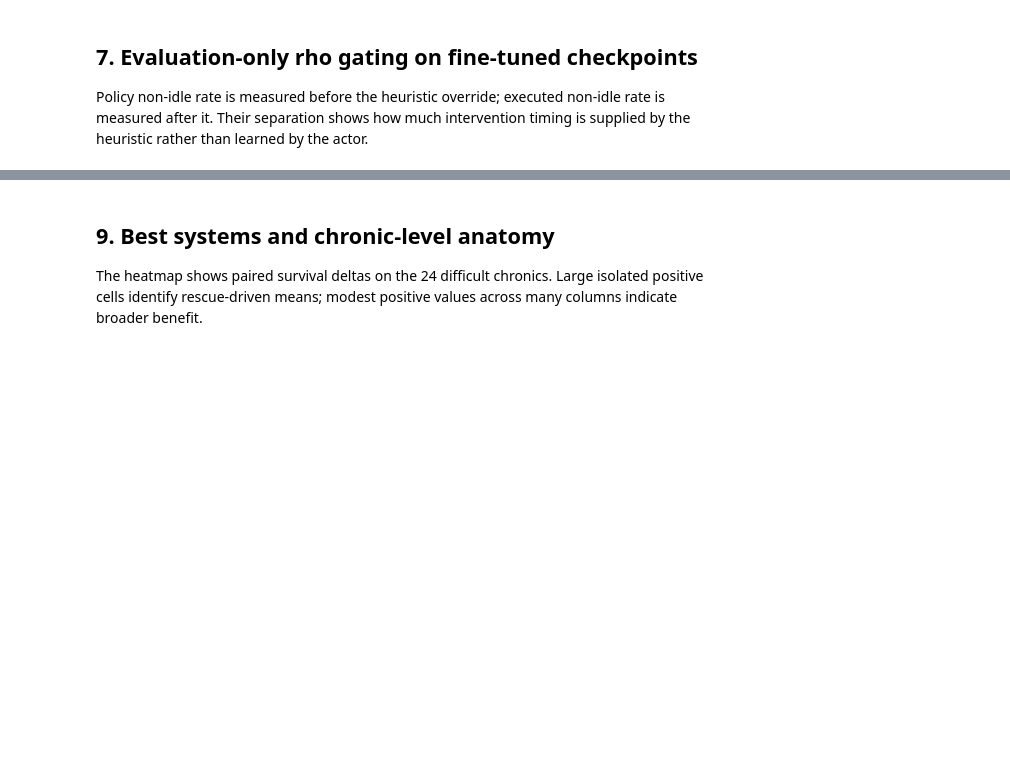
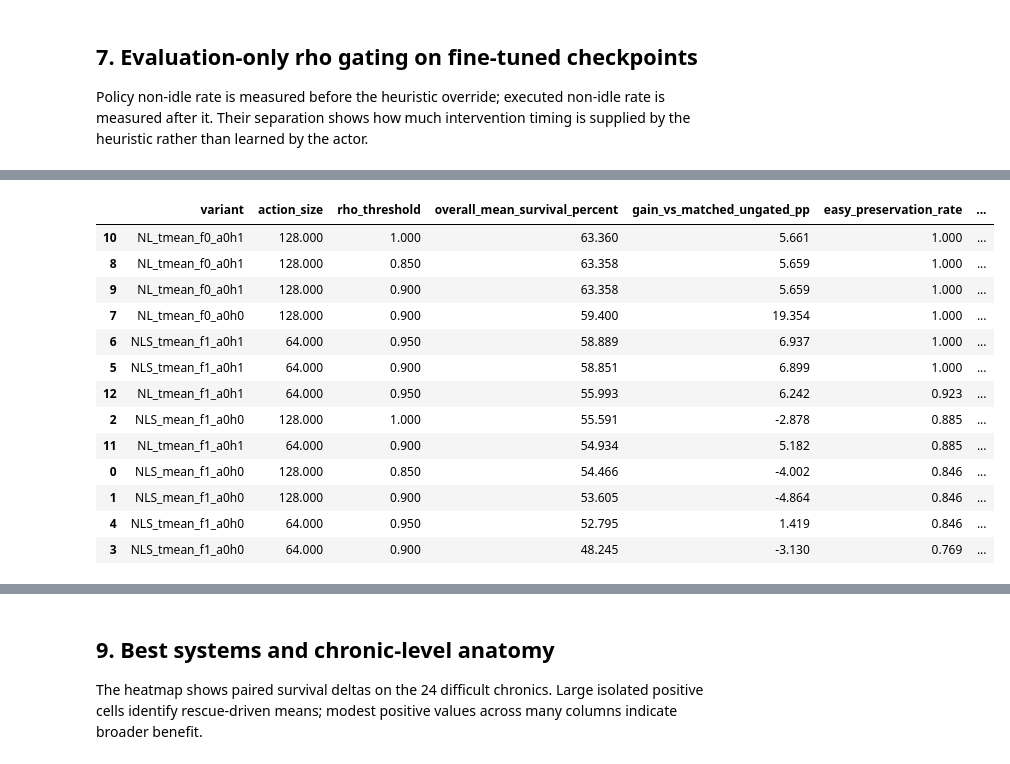
Before and after one commit to corentinplumet/RL_Marl2grid, a Jupyter notebook: Topology_Task/analysis/metrics/notebooks/episodic_survival/shared_wcci_complete_full_test_analysis.ipynb, the cells around one changed output, grey strips where cells are left out. Saved outputs shown, nothing was run; the diff lists cells and outputs as text; code cells hidden in the pictures; blank space fills up the shorter version.

```diff
--- a/Topology_Task/analysis/metrics/notebooks/episodic_survival/shared_wcci_complete_full_test_analysis.ipynb
+++ b/Topology_Task/analysis/metrics/notebooks/episodic_survival/shared_wcci_complete_full_test_analysis.ipynb
@@ -814,0 +837,96 @@ plt.show()
+# %%
+stage2_gate = original_gate.loc[
+    original_gate["result_group"] == "origin_localrho_stage2"
+].copy()
+ungated_reference = run_metrics.loc[
+    run_metrics["campaign"] == "Original ungated",
+    [
+        "variant", "action_size", "overall_mean_survival_percent",
+        "easy_preservation_rate", "difficult_mean_survival_percent",
+        "difficult_median_survival_percent",
+        "difficult_nonrescue_mean_delta_pp",
+    ],
+].rename(columns={
+    "overall_mean_survival_percent": "ungated_overall_mean_survival_percent",
+    "easy_preservation_rate": "ungated_easy_preservation_rate",
+    "difficult_mean_survival_percent": "ungated_difficult_mean_survival_percent",
+    "difficult_median_survival_percent": "ungated_difficult_median_survival_percent",
+    "difficult_nonrescue_mean_delta_pp": "ungated_difficult_nonrescue_delta_pp",
+})
+stage2_matched = stage2_gate.merge(
+    ungated_reference,
+    on=["variant", "action_size"],
+    how="left",
+    validate="many_to_one",
+)
+stage2_matched["gain_vs_matched_ungated_pp"] = (
+    stage2_matched["overall_mean_survival_percent"]
+    - stage2_matched["ungated_overall_mean_survival_percent"]
+)
+stage2_columns = [
+    "variant", "action_size", "rho_threshold",
+    "overall_mean_survival_percent", "gain_vs_matched_ungated_pp",
+    "easy_preservation_rate", "difficult_mean_survival_percent",
+    "difficult_median_survival_percent", "difficult_rescues",
+    "difficult_nonrescue_mean_delta_pp", "mean_policy_nonidle_rate",
+    "mean_executed_nonidle_rate",
+]
+display(
+    stage2_matched[stage2_columns]
+    .sort_values(
+        ["overall_mean_survival_percent", "variant", "rho_threshold"],
+        ascending=[False, True, True],
+    )
+)
+
+
+def summarize_threshold_curve(group):
+    ordered = group.sort_values(
+        ["overall_mean_survival_percent", "rho_threshold"],
+        ascending=[False, True],
+    )
+    best = ordered.iloc[0]
+    return pd.Series({
+        "thresholds_tested": group["rho_threshold"].nunique(),
+        "rho_min": group["rho_threshold"].min(),
+        "rho_max": group["rho_threshold"].max(),
+        "best_rho_on_this_test_set": best["rho_threshold"],
+        "best_overall_mean_survival_percent": best["overall_mean_survival_percent"],
+        "worst_overall_mean_survival_percent": group["overall_mean_survival_percent"].min(),
+        "overall_range_pp": (
+            group["overall_mean_survival_percent"].max()
+            - group["overall_mean_survival_percent"].min()
+        ),
+        "minimum_easy_preservation_rate": group["easy_preservation_rate"].min(),
+        "maximum_difficult_rescues": group["difficult_rescues"].max(),
+        "best_nonrescue_delta_pp": group["difficult_nonrescue_mean_delta_pp"].max(),
+    })
+
+
+threshold_sensitivity = (
+    original_gate.groupby(["variant", "action_size"], as_index=False)
+    .apply(summarize_threshold_curve, include_groups=False)
+    .reset_index(drop=True)
+)
+threshold_sensitivity = threshold_sensitivity.loc[
+    threshold_sensitivity["thresholds_tested"] >= 2
+].sort_values(
+    ["best_overall_mean_survival_percent", "variant"],
+    ascending=[False, True],
+)
+display(threshold_sensitivity)
+# %% [output]
+|  | variant | action_size | rho_threshold | overall_mean_survival_percent | gain_vs_matched_ungated_pp | easy_preservation_rate | ... |
+| 10 | NL_tmean_f0_a0h1 | 128.000 | 1.000 | 63.360 | 5.661 | 1.000 | ... |
+| 8 | NL_tmean_f0_a0h1 | 128.000 | 0.850 | 63.358 | 5.659 | 1.000 | ... |
+| 9 | NL_tmean_f0_a0h1 | 128.000 | 0.900 | 63.358 | 5.659 | 1.000 | ... |
+| 7 | NL_tmean_f0_a0h0 | 128.000 | 0.900 | 59.400 | 19.354 | 1.000 | ... |
+| 6 | NLS_tmean_f1_a0h1 | 64.000 | 0.950 | 58.889 | 6.937 | 1.000 | ... |
+| 5 | NLS_tmean_f1_a0h1 | 64.000 | 0.900 | 58.851 | 6.899 | 1.000 | ... |
+| 12 | NL_tmean_f1_a0h1 | 64.000 | 0.950 | 55.993 | 6.242 | 0.923 | ... |
+| 2 | NLS_mean_f1_a0h0 | 128.000 | 1.000 | 55.591 | -2.878 | 0.885 | ... |
+| 11 | NL_tmean_f1_a0h1 | 64.000 | 0.900 | 54.934 | 5.182 | 0.885 | ... |
+| 0 | NLS_mean_f1_a0h0 | 128.000 | 0.850 | 54.466 | -4.002 | 0.846 | ... |
+| 1 | NLS_mean_f1_a0h0 | 128.000 | 0.900 | 53.605 | -4.864 | 0.846 | ... |
+| 4 | NLS_tmean_f1_a0h0 | 64.000 | 0.950 | 52.795 | 1.419 | 0.846 | ... |
+| 3 | NLS_tmean_f1_a0h0 | 64.000 | 0.900 | 48.245 | -3.130 | 0.769 | ... |
```
Also changed, not shown: parts of 20 cells of this notebook, 26 other files.
